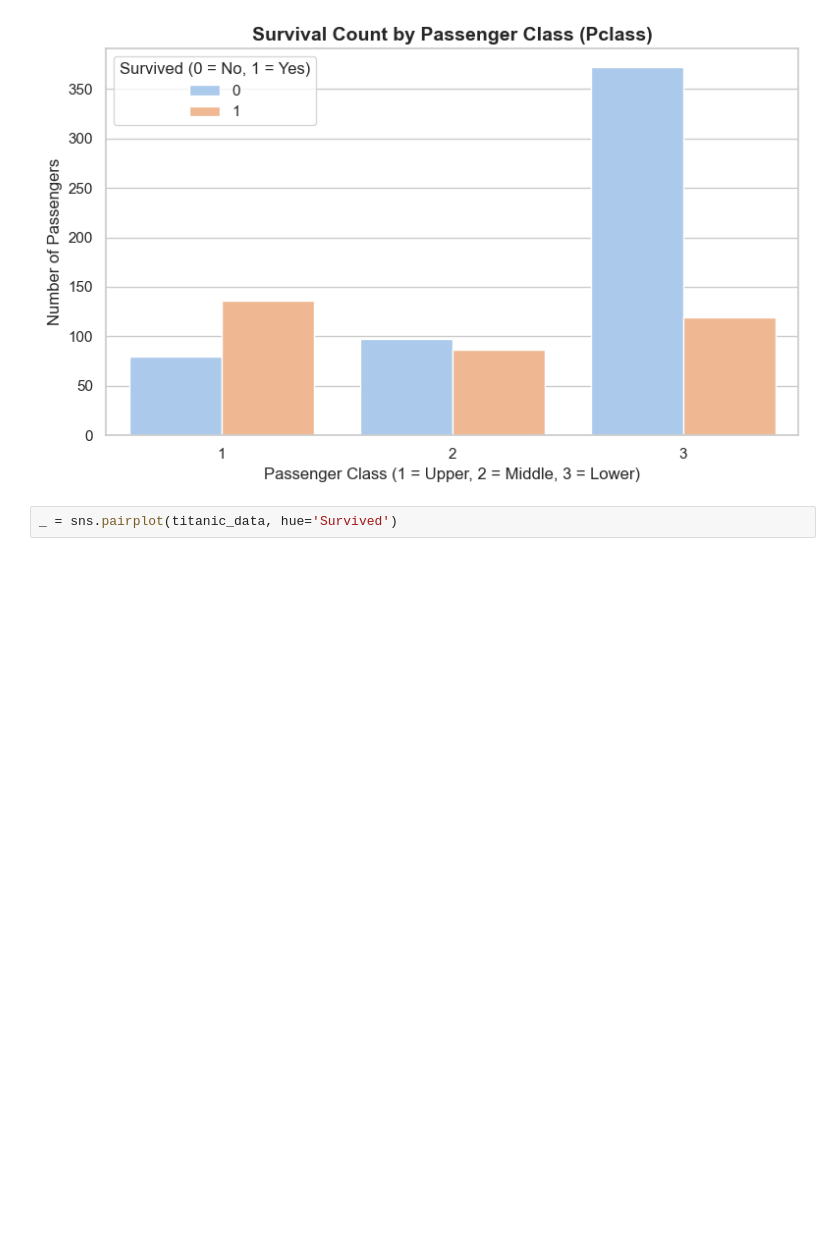
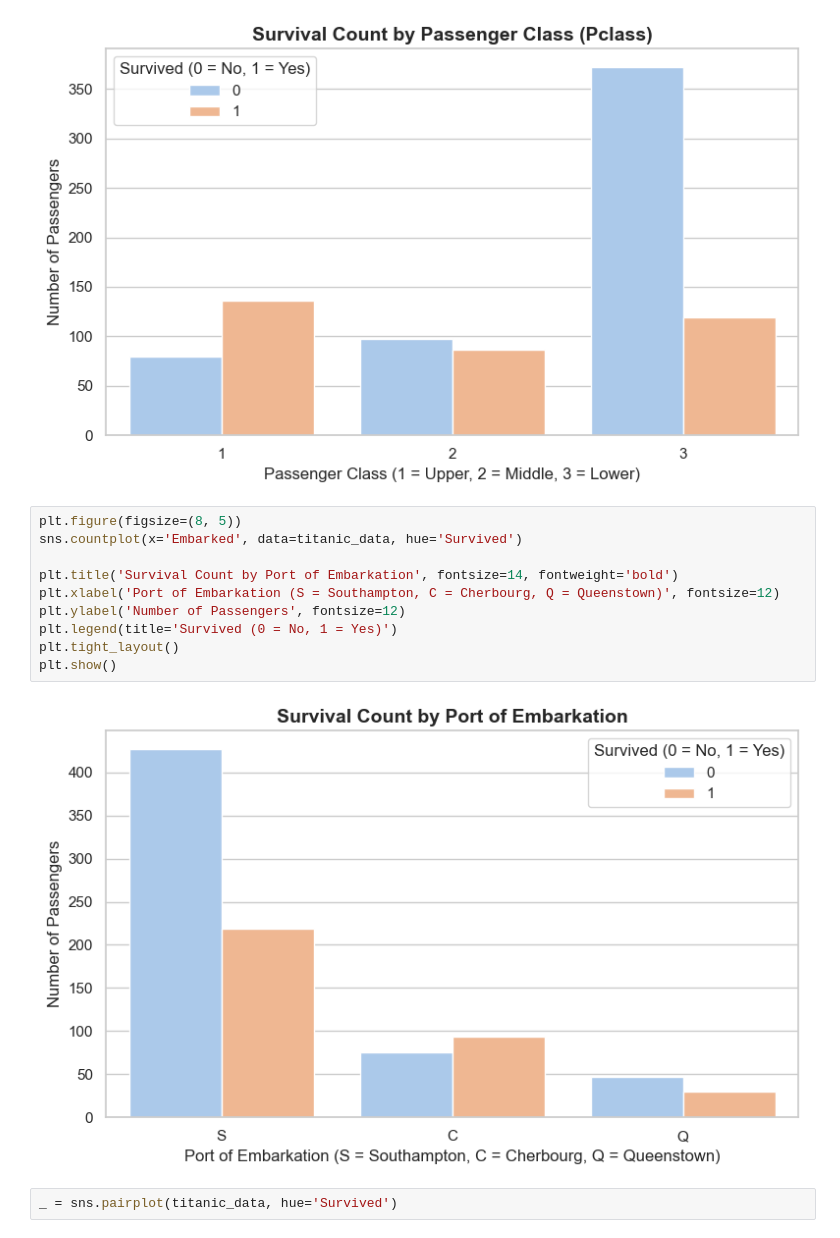
Before and after one commit to gregloos/Titanic-Survival-Prediction, a Jupyter notebook: main.ipynb, the cells around one changed output. Drawn from its saved outputs; the diff is of its cells as text; blank space fills up the shorter version.

```diff
--- a/main.ipynb
+++ b/main.ipynb
@@ -186,6 +186,18 @@ plt.tight_layout()
 plt.show()
 # %% [output]
 [figure]
+# %%
+plt.figure(figsize=(8, 5))
+sns.countplot(x='Embarked', data=titanic_data, hue='Survived')
+
+plt.title('Survival Count by Port of Embarkation', fontsize=14, fontweight='bold')
+plt.xlabel('Port of Embarkation (S = Southampton, C = Cherbourg, Q = Queenstown)', fontsize=12)
+plt.ylabel('Number of Passengers', fontsize=12)
+plt.legend(title='Survived (0 = No, 1 = Yes)')
+plt.tight_layout()
+plt.show()
+# %% [output]
+[figure, added]
 # %%
 _ = sns.pairplot(titanic_data, hue='Survived')
 # %% [output]
```
Also changed, not shown: parts of 8 cells of this notebook.
